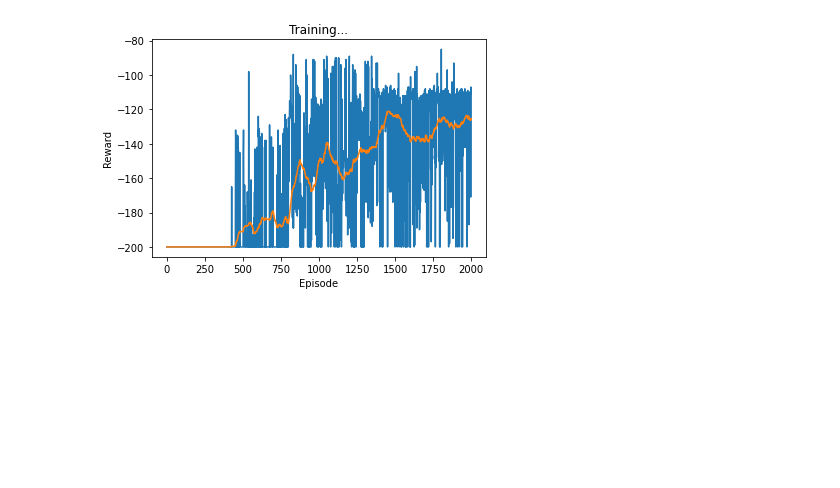
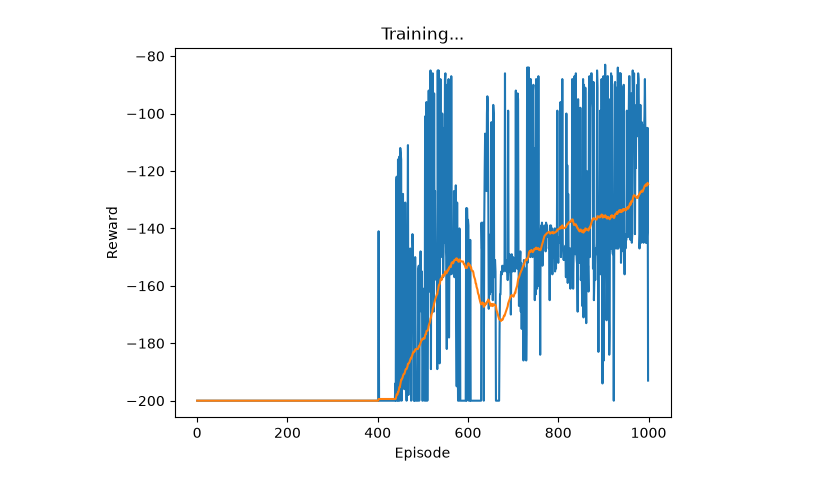
Before and after one commit to miguelsilva15/Blog-AprendizajePorRefuerzo, a Jupyter notebook: RL-7-FuncionDeAproximacionDeValor/Aproximación de Valor - Deep Q Network.ipynb, the cells around one changed output. Drawn from its saved outputs; the diff is of its cells as text; code cells hidden in the pictures; blank space fills up the shorter version.

```diff
--- a/RL-7-FuncionDeAproximacionDeValor/Aproximación de Valor - Deep Q Network.ipynb
+++ b/RL-7-FuncionDeAproximacionDeValor/Aproximación de Valor - Deep Q Network.ipynb
@@ -45,11 +51,12 @@ env.action_space.seed(RANDOM_SEED)
 # %%
 # creamos una red que contendrá la politica y
 # otra red que servirá como target, las dos
-# son iguales en arquitectura pero varían en la frecuencia que serán actualizadas.
-# la red policy será actualizada en cada paso, la otra red luego de un número
-# determinado de epochs.
+# son iguales en arquitectura pero varían en la velocidad con que serán actualizadas.
+# la red policy será actualizada en cada paso, la otra red empieza como una copia
+# y en cada paso se acerca solo un poco a la red policy (ver TAU).
 policy_net = Net()
 target_net = Net()
+_ = target_net.load_state_dict(policy_net.state_dict())
 # %%
 Transition = namedtuple('Transition',
                         ('state', 'action', 'next_state', 'reward'))
@@ -75,7 +82,7 @@ class ReplayMemory(object):
     def __len__(self):
         return len(self.memory)
 # %%
-learning_rate = 5e-2
+learning_rate = 1e-3
 optimizer = optim.Adam(policy_net.parameters(), lr=learning_rate)
 # %%
 steps_done = 0
@@ -85,9 +92,9 @@ episode_durations = []
 BATCH_SIZE = 2048
 GAMMA = 0.995
 EPS_START = 0.99
-EPS_END = 0.1
-EPS_DECAY = 300
-TARGET_UPDATE = 25
+EPS_END = 0.02
+EPS_DECAY = 8000
+TAU = 0.005
 # %%
 #capacidad de la memoria
 memory = ReplayMemory(20000)
@@ -151,30 +158,33 @@ def plot_durations():
     plt.pause(0.01)
     display.clear_output(wait=True)
 # %%
-num_episodes = 2000
+num_episodes = 1000
 loss_t = []
 reward_t = []
 loss_ = False
 for i_episode in range(num_episodes):
-    state = env.reset()
-    state = torch.from_numpy(state.reshape((-1, 2)).copy()).float()
+    state, _ = env.reset()
+    state = escalar(state)
     reward_acc = 0
     for t in count():
         accion = seleccionar_accion(state)
-        next_state, reward, done, _ = env.step(accion.item())
-        next_state = torch.from_numpy(next_state.reshape((-1, 2)).copy()).float()
+        observacion, reward, terminado, truncado, _ = env.step(accion.item())
+        done = terminado or truncado
+        # si llegó a la bandera no hay estado siguiente: ese final vale 0.
+        next_state = None if terminado else escalar(observacion)
         reward = torch.tensor([reward])
         reward_acc += reward.item()
         memory.push(state, accion, next_state, reward)
         state = next_state
         loss_ = optimize_model()
+        # la red target sigue a la red policy un poco en cada paso.
+        for target_param, policy_param in zip(target_net.parameters(), policy_net.parameters()):
+            target_param.data.copy_(TAU * policy_param.data + (1 - TAU) * target_param.data)
         if done:
             episode_durations.append(t + 1)
             loss_t.append(loss_)
             reward_t.append(reward_acc)
             plot_durations()
             break
-        if i_episode % TARGET_UPDATE == 0:
-            target_net.load_state_dict(policy_net.state_dict())
 # %% [output]
-[figure, old version]
+[figure, new version]
```
Also changed, not shown: parts of 3 cells of this notebook, 2 other files.
